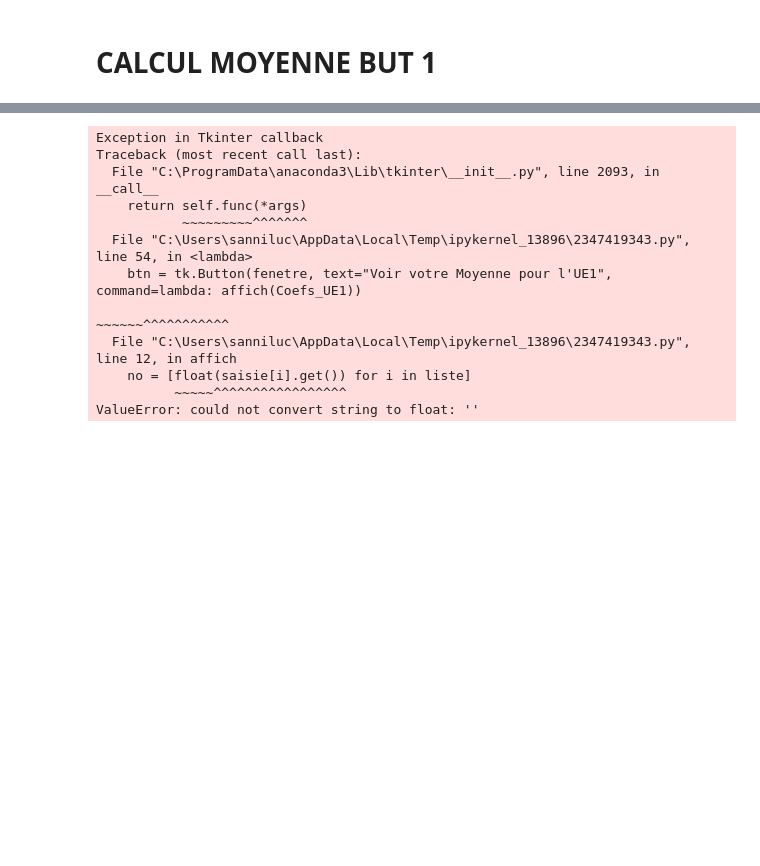
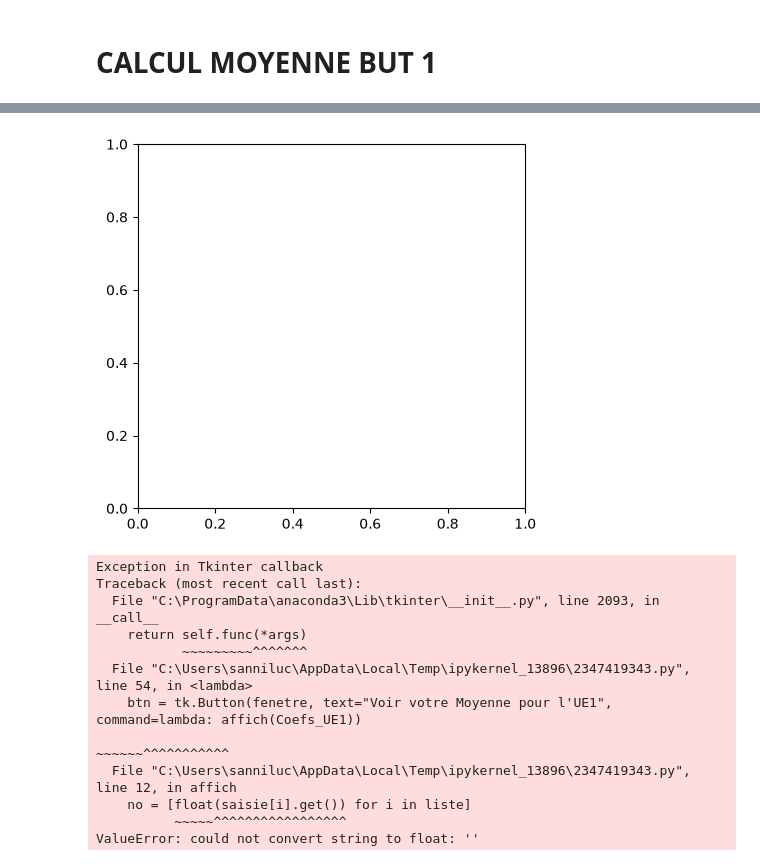
Before and after one commit to LucasSannier/Calcul_Moyenne, a Jupyter notebook: Code.ipynb, the cells around one changed output, grey strips where cells are left out. Saved outputs shown, nothing was run; the diff lists cells and outputs as text; code cells hidden in the pictures; blank space fills up the shorter version.

```diff
--- a/Code.ipynb
+++ b/Code.ipynb
@@ -157,16 +162,6 @@ fenetre.mainloop()
 # %%
-from tkinter import ttk
-
-fenetre = Tk()
-
-frm = ttk.Frame(fenetre)
-frm.grid()
-
-objet = ttk.Label(frm, text="Entrez un nombre dans chaque zone pour les additionner")
-
-objet.grid(column=0,row=40 pady = 50)
-
-fenetre.mainloop()
+# %% [output]
+[figure, added]
 # %%
 # %% [output]
 Exception in Tkinter callback
```
Also changed, not shown: parts of 4 cells of this notebook.
